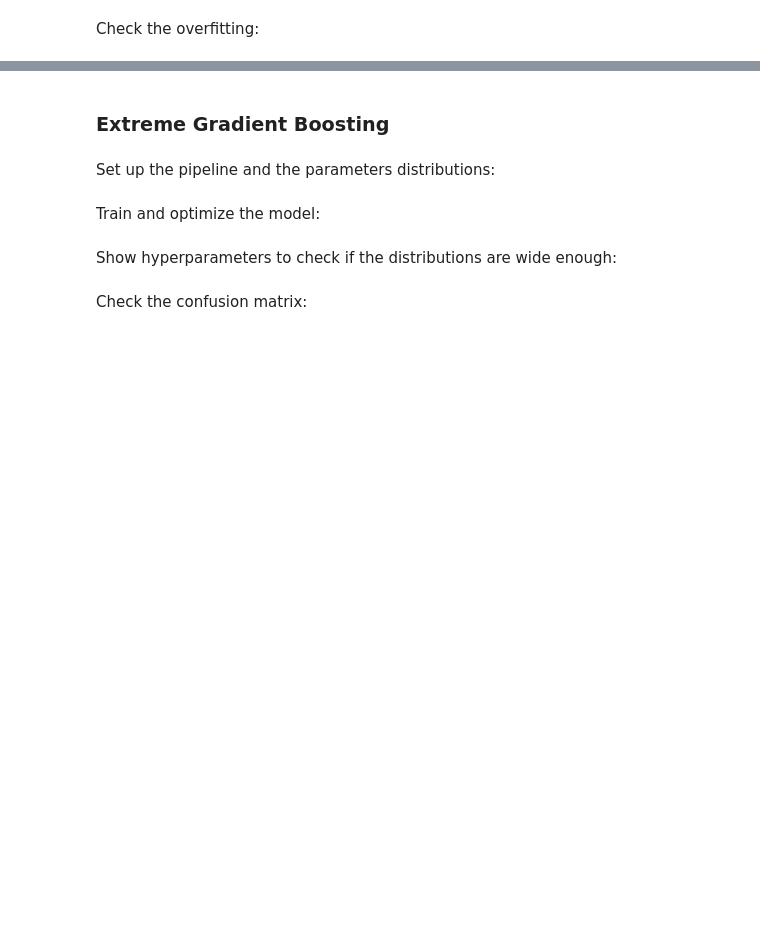
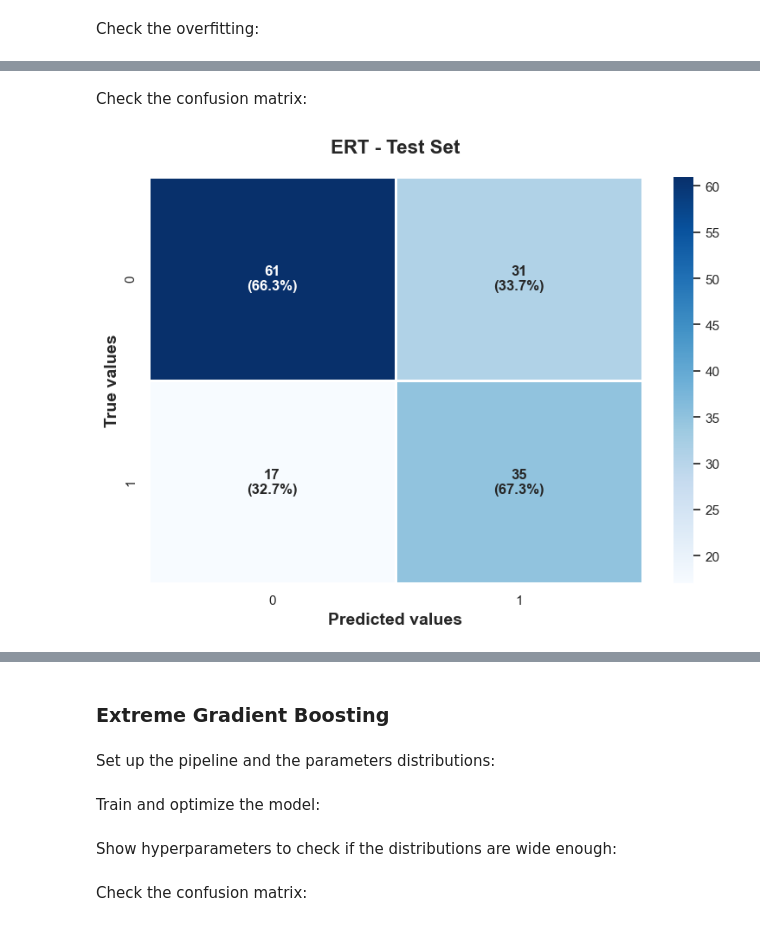
Before and after one commit to MiguelGomGar/TFM, a Jupyter notebook: notebooks/models_testing.ipynb, the cells around one changed output, grey strips where cells are left out. Saved outputs shown, nothing was run; the diff lists cells and outputs as text; code cells hidden in the pictures; blank space fills up the shorter version.

```diff
--- a/notebooks/models_testing.ipynb
+++ b/notebooks/models_testing.ipynb
@@ -479,0 +549,11 @@ plot_overfitting_bars(train_metrics_mean_RF, val_metrics_mean_RF,
+# %% [markdown]
+Check the confusion matrix:
+# %%
+# Compute predictions for the test set
+y_pred_ET = optimized_ET.predict(X_test)
+
+# Display confusion matrix
+plot_cm(y_true=y_test, y_pred=y_pred_ET,
+        title="ERT - Test Set")
+# %% [output]
+[figure, added]
```
Also changed, not shown: parts of 34 cells of this notebook, 14 other files.
